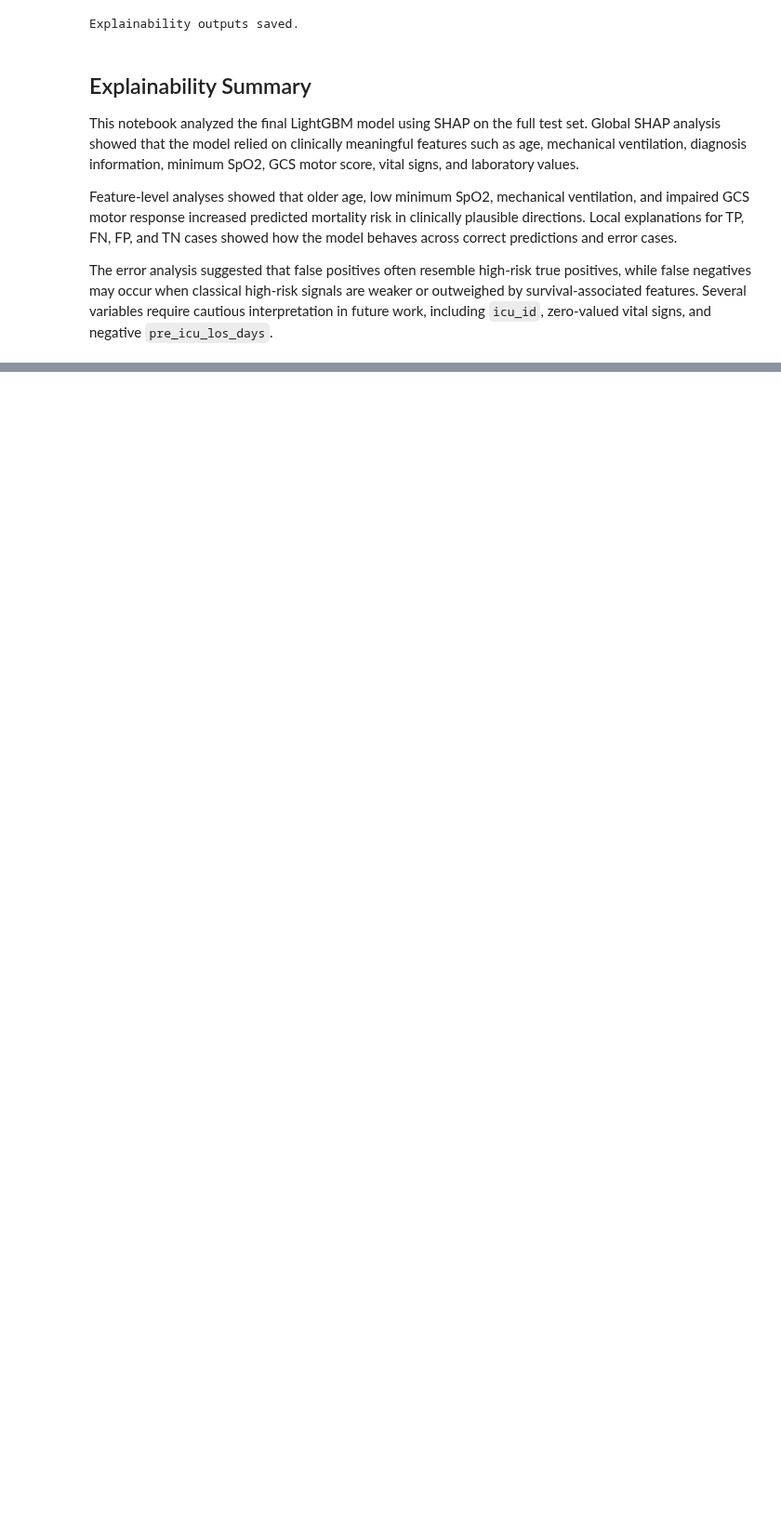
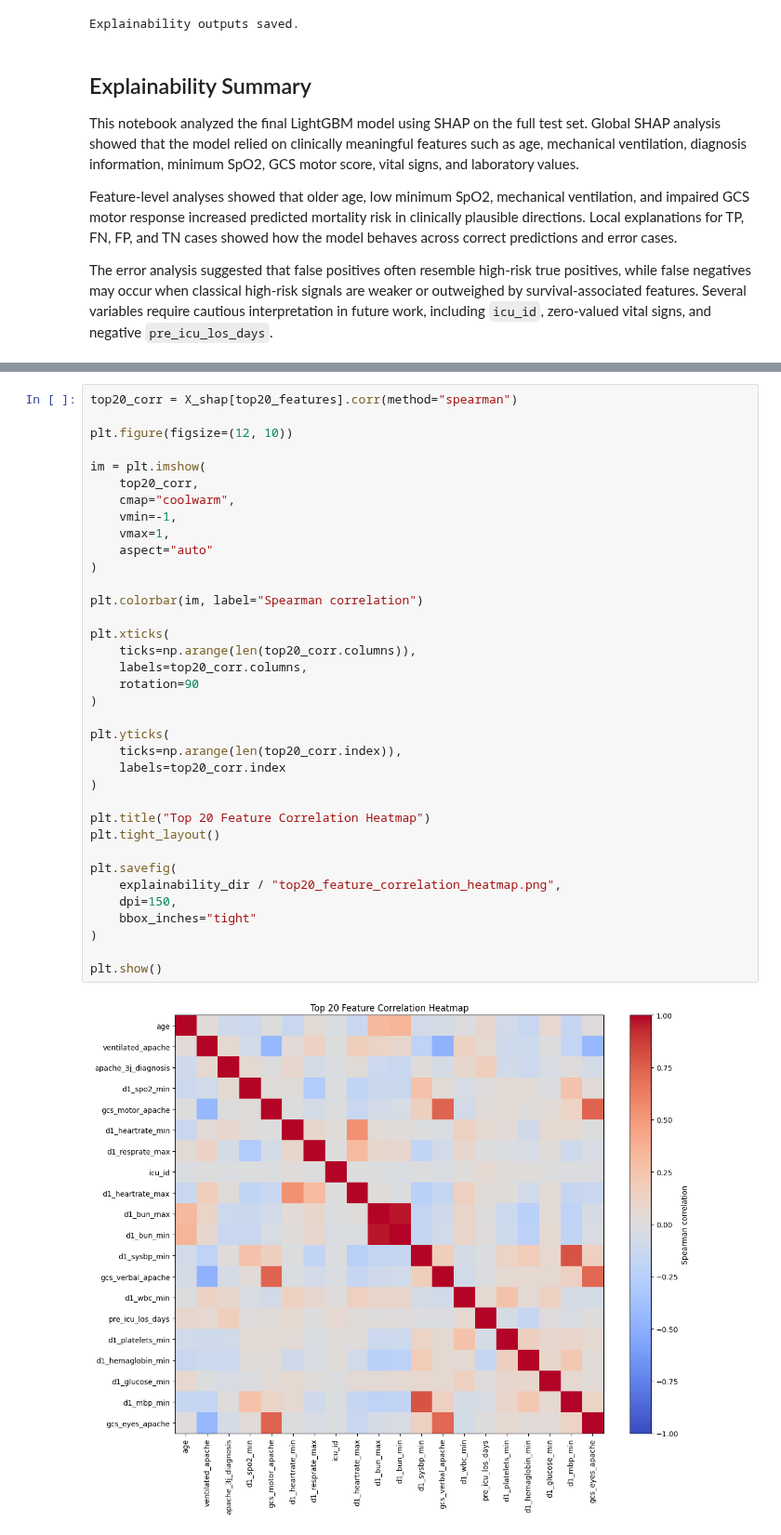
Before and after one commit to atalayatasoy17/xai-project, a Jupyter notebook: notebooks/04_shap_explainability.ipynb, the cells around one changed output, grey strips where cells are left out. Shown at 93% size. Saved outputs shown, nothing was run; the diff lists cells and outputs as text; blank space fills up the shorter version.

```diff
--- a/notebooks/04_shap_explainability.ipynb
+++ b/notebooks/04_shap_explainability.ipynb
@@ -870,0 +1157,38 @@ The error analysis suggested that false positives often resemble high-risk true
+# %%
+top20_corr = X_shap[top20_features].corr(method="spearman")
+
+plt.figure(figsize=(12, 10))
+
+im = plt.imshow(
+    top20_corr,
+    cmap="coolwarm",
+    vmin=-1,
+    vmax=1,
+    aspect="auto"
+)
+
+plt.colorbar(im, label="Spearman correlation")
+
+plt.xticks(
+    ticks=np.arange(len(top20_corr.columns)),
+    labels=top20_corr.columns,
+    rotation=90
+)
+
+plt.yticks(
+    ticks=np.arange(len(top20_corr.index)),
+    labels=top20_corr.index
+)
+
+plt.title("Top 20 Feature Correlation Heatmap")
+plt.tight_layout()
+
+plt.savefig(
+    explainability_dir / "top20_feature_correlation_heatmap.png",
+    dpi=150,
+    bbox_inches="tight"
+)
+
+plt.show()
+# %% [output]
+[figure, added]
```
Also changed, not shown: parts of 7 cells of this notebook, 7 other files.
